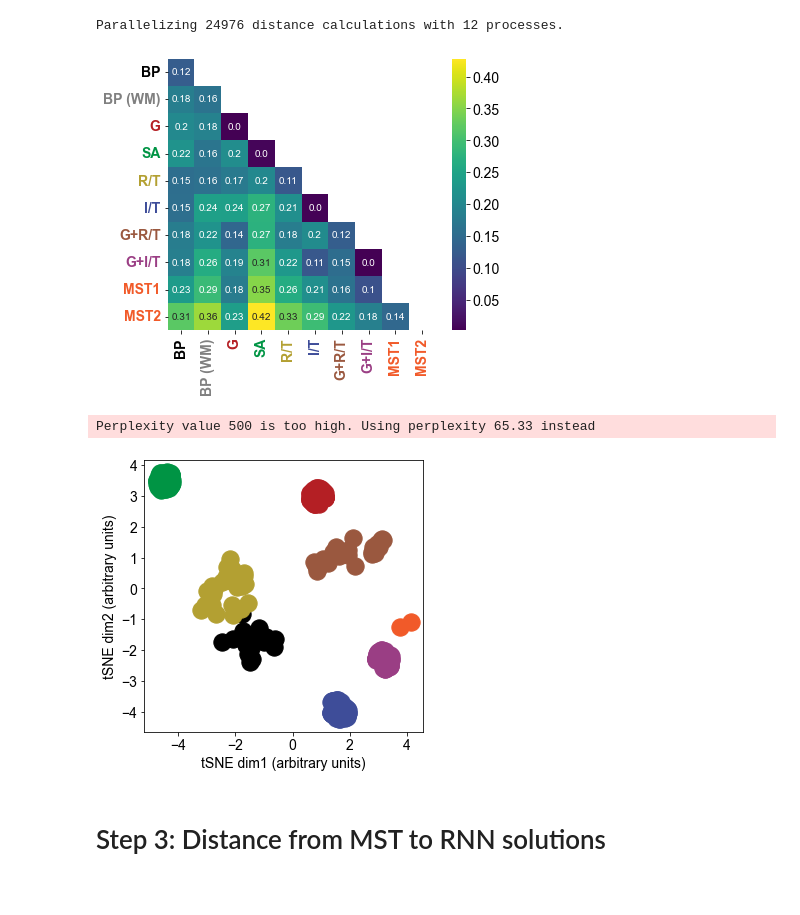
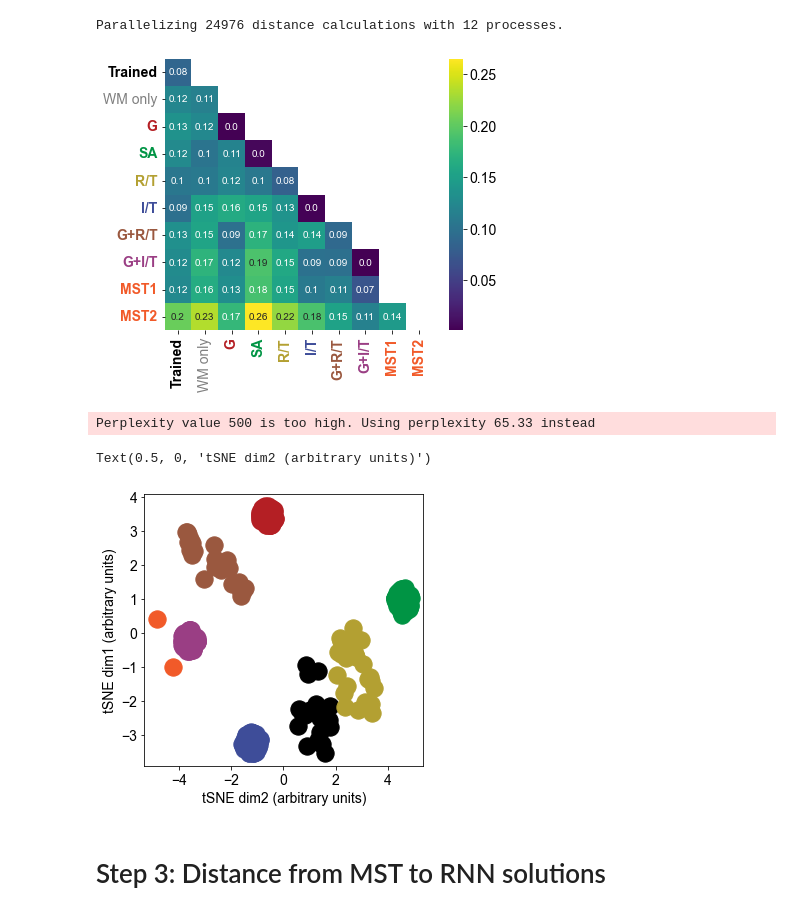
Before and after one commit to azaho/ccn_story3, a Jupyter notebook: netdist_new.ipynb, the cells around one changed output. Cells and saved outputs as stored; diff of their text form; code cells hidden in the pictures.

```diff
--- a/netdist_new.ipynb
+++ b/netdist_new.ipynb
@@ -14,7 +14,7 @@ import torch
 neuraldata_normalization = "zscore"  # zscore, range, None
 neuraldata_set = "either_selective"  # either_selective, both_selective
 rnn_normalization = "zscore"  # zscore, range, None
-rnn_add_sensory_units = False  # whether to add the sensory units of the RNNs into the procrustes distance calculation
+rnn_add_sensory_units = True  # whether to add the sensory units of the RNNs into the procrustes distance calculation
 
 neuraldata_normalization_suffix = {"zscore": "_zscored", None: "", "range": ""}[neuraldata_normalization]
 
@@ -26,13 +26,13 @@ all_networks = {
         "color": "#000000", # color of dots on the graph
         "names": [f"data/backpropCTRNN_2DIR1O_dr{net_size}_n0.1_la0_e1_dp1.0_r{i}" for i in range(n_networks)], # directories
         "indices": np.arange(0, 64, 16), # indices of trials to consider (here, only using 4 trials to match neural data)
-        "display_name": "BP"
+        "display_name": "Trained"
     },
     "backprop_nd": {
         "color": "gray",
         "names": [f"data/backpropCTRNN_2DIR1O_dr{net_size}_n0.1_la0_e1_dp0.0_r{i}" for i in range(n_networks)],
         "indices": np.arange(0, 64, 16),
-        "display_name": "BP\n(WM)"
+        "display_name": "WM only"
     },
     "gating": {
         "color": "#B41F24",  # color of dots on the graph
@@ -315,9 +319,6 @@ metric = LinearMetric(alpha=1.0, zero_pad=True)
 dist = metric.pairwise_distances(arrays)[0] / np.pi * 2 # normalize between 0 and 1
 # %% [output]
 Parallelizing 24976 distance calculations with 12 processes.
-# %%
-all_networks['backprop']['display_name'] = 'BP'
-all_networks['backprop_nd']['display_name'] = 'BP (WM)'
 # %%
 network_names = [all_networks[x]['display_name'] for x in all_networks if 'neural' not in all_networks[x]]
 network_names = [all_networks[x]['display_name'] for x in all_networks]
@@ -349,13 +350,13 @@ plt.xticks(np.linspace(0.5, len(network_names)-.5, len(network_names)), network_
 plt.yticks(np.linspace(0.5, len(network_names)-.5, len(network_names)), network_names)
 for i, ticklabel in enumerate(ax.get_xticklabels()):
     ticklabel.set_color(network_colors[i])
-    ticklabel.set_weight('bold')
+    if i!= 1: ticklabel.set_weight('bold')
 for i, ticklabel in enumerate(ax.get_yticklabels()):
     ticklabel.set_color(network_colors[i])
-    ticklabel.set_weight('bold')
-plt.savefig('paper_figures/_procrustes_distance_matrix.pdf', bbox_inches='tight')
+    if i!= 1: ticklabel.set_weight('bold')
+#plt.savefig('paper_figures/_procrustes_distance_matrix.pdf', bbox_inches='tight')
 # %% [output]
-[figure, old version]
+[figure, new version]
 # %%
 import openTSNE
 tsne = openTSNE.TSNE(
@@ -365,38 +366,39 @@ tsne = openTSNE.TSNE(
     initialization='spectral',
 )
 
 max_networks = 30
 include = "gating,inversion,reshuffle,notricks,backprop_la0".split(',')
 include = list(all_networks.keys())
 exclude = [x for x in include if ("backprop" in x and x!="backpropdd")]#["backprop", "backprop_pt_la"]#["inv+gat"]
 #exclude += "diego_phd_mst,diego_new_mst".split(',')
 exclude=['reshuffle', 'backprop']
 exclude = ['reshuffle', 'reshuffle_ad_blr', 'backprop_la']
 exclude = ['backprop_nd']#, 'mendoza_halliday_et_al_2014', 'mendoza_halliday_et_al_2023']
 include = [x for x in include if x not in exclude]
 ids = np.concatenate([(all_networks[name]['ids'])[:max_networks] for name in include])
 embedding = tsne.fit(dist[ids, :][:, ids])
 fig = plt.figure(figsize=(5, 5))
 plt.rc('font', **{'family': 'Arial', 'weight': 'normal', 'size': 14})
 i = 0
 for name, network in all_networks.items():
     if name not in include: continue
     n = min(len(network['ids']), max_networks)
-    plt.scatter(embedding[i:i+n, 0], embedding[i:i+n, 1], 300, marker='o',color=network['color'], label=name, alpha=1)
+    plt.scatter(-embedding[i:i+n, 1], embedding[i:i+n, 0], 300, marker='o',color=network['color'], label=name, alpha=1)
     i += n
-plt.xlabel("tSNE dim1 (arbitrary units)")
-plt.ylabel("tSNE dim2 (arbitrary units)")
+plt.ylabel("tSNE dim1 (arbitrary units)")
+plt.xlabel("tSNE dim2 (arbitrary units)")
 #plt.xticks([])
 #plt.yticks([])
 #plt.xlim(-5, 6.5)
 #plt.ylim(-4.5, 6)
 #plt.legend()
 #plt.gca().axis('off')
 #plt.savefig("tSNE.pdf", bbox_inches = 'tight')
-plt.savefig('paper_figures/_procrustes_distance_tSNE.pdf', bbox_inches='tight')
+#plt.savefig('paper_figures/_procrustes_distance_tSNE.pdf', bbox_inches='tight')
 # %% [output]
 Perplexity value 500 is too high. Using perplexity 65.33 instead
+Text(0.5, 0, 'tSNE dim2 (arbitrary units)')
-[figure, old version]
+[figure, new version]
 # %% [markdown]
 # Step 3: Distance from MST to RNN solutions
 # %%
```
Also changed, not shown: parts of 5 cells of this notebook, 8 other files.
